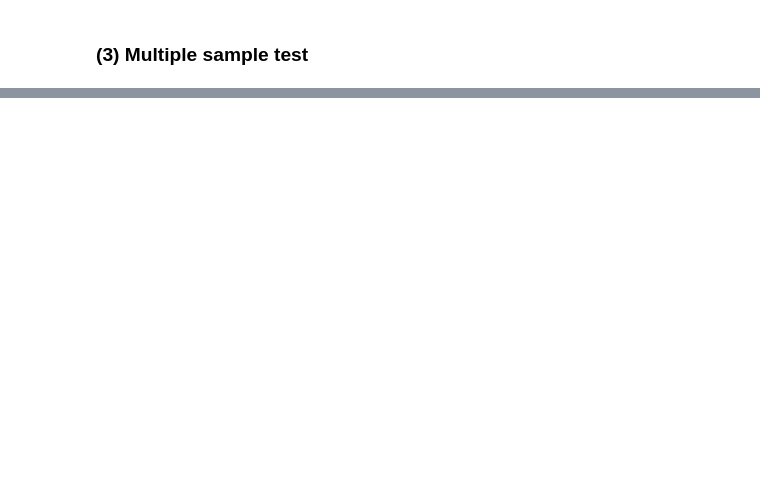
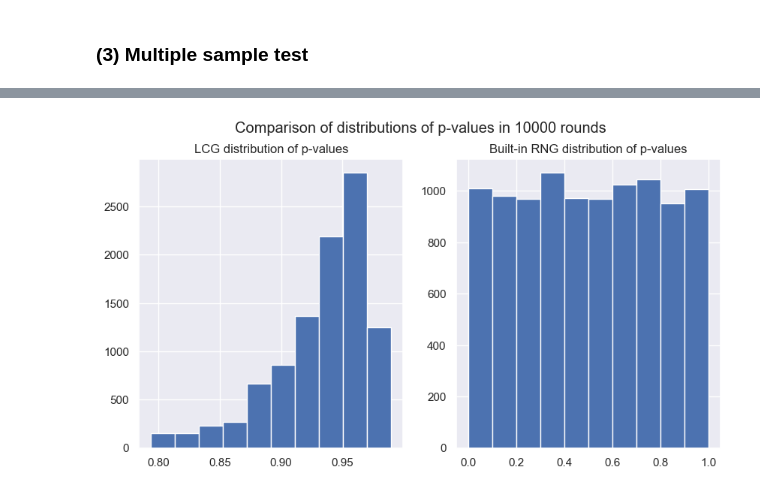
Before and after one commit to SigurdThorlund/02443-stochastic-simulation, a Jupyter notebook: report/exercise_1.ipynb, the cells around one changed output, grey strips where cells are left out. Drawn from its saved outputs; the diff is of its cells as text; code cells hidden in the pictures; blank space fills up the shorter version.

```diff
--- a/report/exercise_1.ipynb
+++ b/report/exercise_1.ipynb
@@ -347,18 +326,0 @@ For the sake of brevity we use only the chi-square test for this purpose and the
-# %%
-rounds = 100
-
-x0s = np.random.choice(a = np.arange(0, 1000), replace = False, size=rounds)
-p_vals = np.zeros(rounds)
-
-for i, x0 in enumerate(x0s):
-    X = LCG(a = a, c = c, M = M, x0 = x0)
-    U = X / M
-    Z, p = test_chi_square(U)
-    p_vals[i] = p
-
-n_bins = 10
-hist = np.histogram(p_vals, bins = n_bins)[0]
-
-plt.bar(x = np.arange(0, n_bins, 1), height = hist)
-
-print(f'# of p-values < 0.05 = {(p_vals < 0.05).sum()} for {rounds} rounds')
@@ -369,0 +331,32 @@ We see from this that the number of p-values lower than an $\alpha = 0.05$ is ze
+# %%
+n_sample = int(1e8)
+n = 10000
+U_lcg = LCG(a = a, c = c, M = M, x0 = x0, n = n_sample) / M
+U_system = np.random.uniform(0, 1, size = n_sample)
+
+rounds = int(n_sample / n)
+
+p_vals_lcg = np.zeros(rounds)
+p_vals_system = np.zeros(rounds)
+
+for r in range(rounds):
+    u = U_lcg[r*n:(r+1)*n]
+    _, p = test_chi_square(u)
+    p_vals_lcg[r] = p
+
+    u = U_system[r*n:(r+1)*n]
+    _, p = test_chi_square(u)
+    p_vals_system[r] = p
+
+n_bins = 10
+
+fig, ax = plt.subplots(1, 2, figsize = (10, 5))
+ax[0].hist(p_vals_lcg, bins = n_bins)
+ax[0].set_title('LCG distribution of p-values')
+ax[1].hist(p_vals_system, bins = n_bins)
+ax[1].set_title('Built-in RNG distribution of p-values')
+fig.suptitle(f'Comparison of distributions of p-values in {rounds} rounds')
+
+plt.show()
+# %% [output]
+[figure, added]
```
Also changed, not shown: parts of 19 cells of this notebook, 1 other file.
